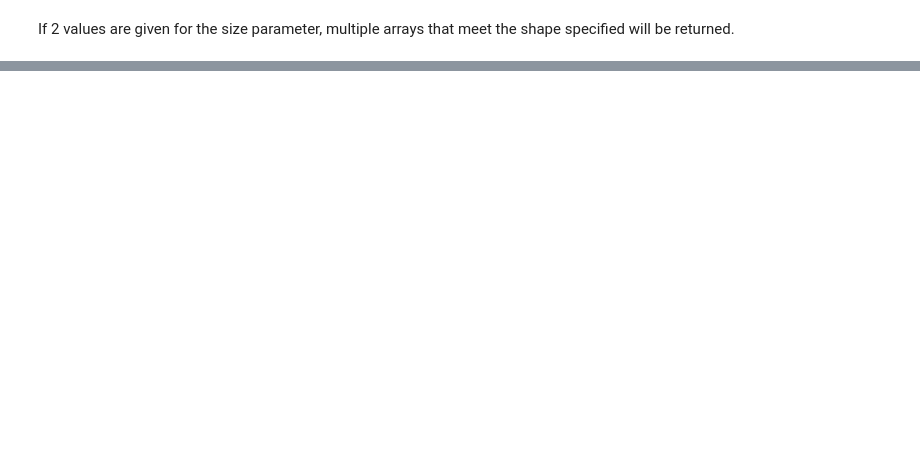
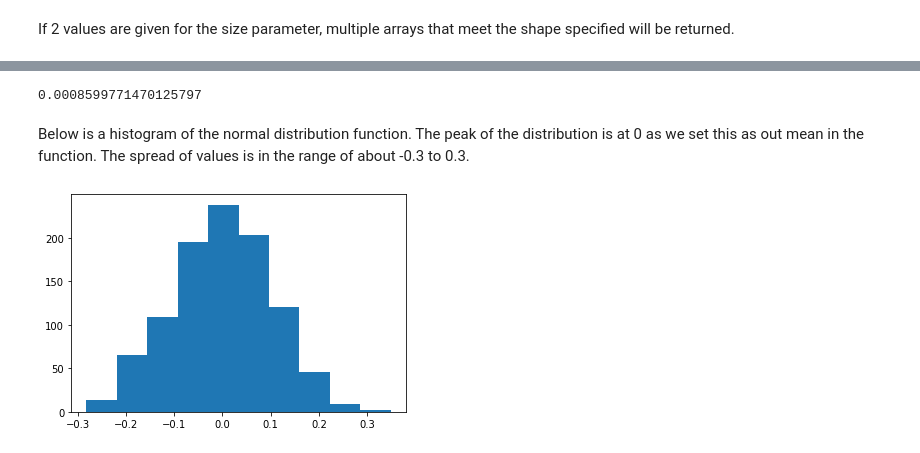
Before and after one commit to hayleydoherty/Programming-for-DA-Assignment, a Jupyter notebook: Assignment.ipynb, the cells around one changed output, grey strips where cells are left out. Cells and saved outputs as stored; diff of their text form; code cells hidden in the pictures; blank space fills up the shorter version.

```diff
--- a/Assignment.ipynb
+++ b/Assignment.ipynb
@@ -399,0 +417,14 @@ array([[8.90763397, 8.3515242 , 9.06700652, 6.19095454, 9.46395077],
+# %%
+bx = rng.normal(0, 0.1, 1000)
+# %%
+abs(0 - np.mean(bx))
+# %% [output]
+0.0008599771470125797
+# %% [markdown]
+Below is a histogram of the normal distribution function. The peak of the distribution is at 0 as we set this as out mean in the function. The spread of values is in the range of about -0.3 to 0.3.
+# %%
+import matplotlib.lines as lines
+plt.hist(bx)
+plt.show()
+# %% [output]
+[figure, added]
```
Also changed, not shown: parts of 51 cells of this notebook.
